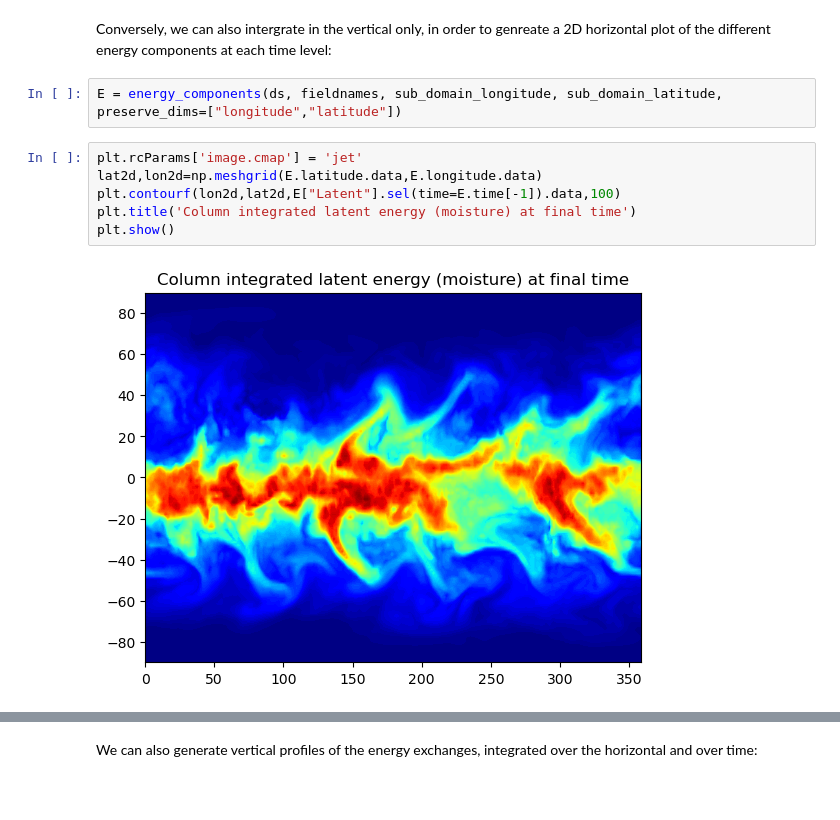
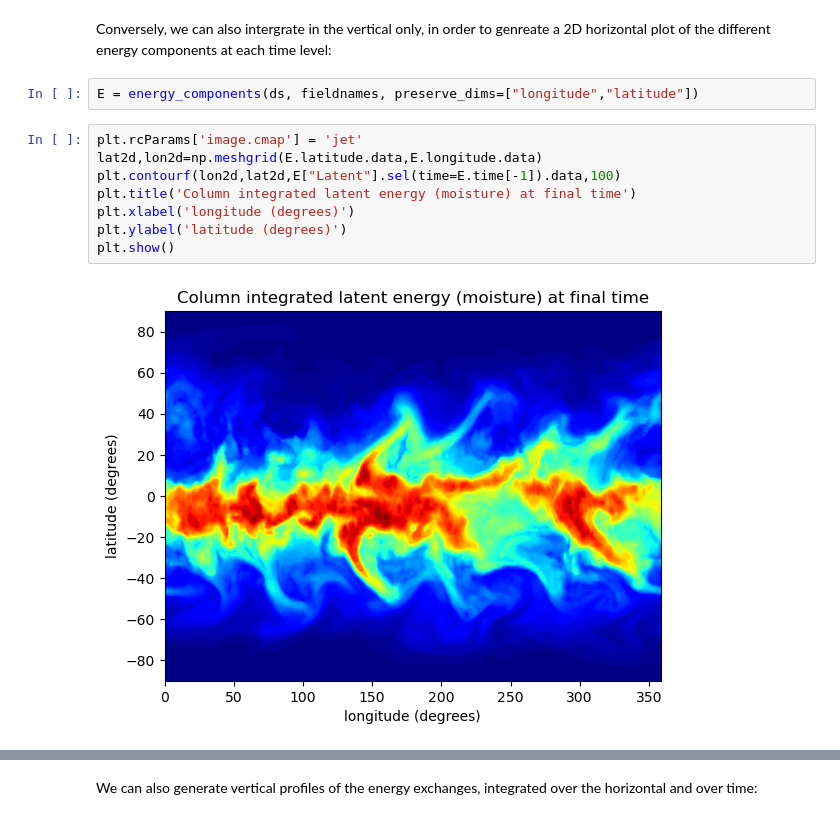
Before and after one commit to davelee2804/scores, a Jupyter notebook: docs/tutorials/Energy_Budgets.ipynb, the cells around one changed output, grey strips where cells are left out. Drawn from its saved outputs; the diff is of its cells as text; blank space fills up the shorter version.

```diff
--- a/docs/tutorials/Energy_Budgets.ipynb
+++ b/docs/tutorials/Energy_Budgets.ipynb
@@ -103,12 +110,14 @@ plt.show()
 # %% [markdown]
 Conversely, we can also intergrate in the vertical only, in order to genreate a 2D horizontal plot of the different energy components at each time level:
 # %%
-E = energy_components(ds, fieldnames, sub_domain_longitude, sub_domain_latitude, preserve_dims=["longitude","latitude"])
+E = energy_components(ds, fieldnames, preserve_dims=["longitude","latitude"])
 # %%
 plt.rcParams['image.cmap'] = 'jet'
 lat2d,lon2d=np.meshgrid(E.latitude.data,E.longitude.data)
 plt.contourf(lon2d,lat2d,E["Latent"].sel(time=E.time[-1]).data,100)
 plt.title('Column integrated latent energy (moisture) at final time')
+plt.xlabel('longitude (degrees)')
+plt.ylabel('latitude (degrees)')
 plt.show()
 # %% [output]
-[figure, old version]
+[figure, new version]
```
Also changed, not shown: parts of 14 cells of this notebook.
